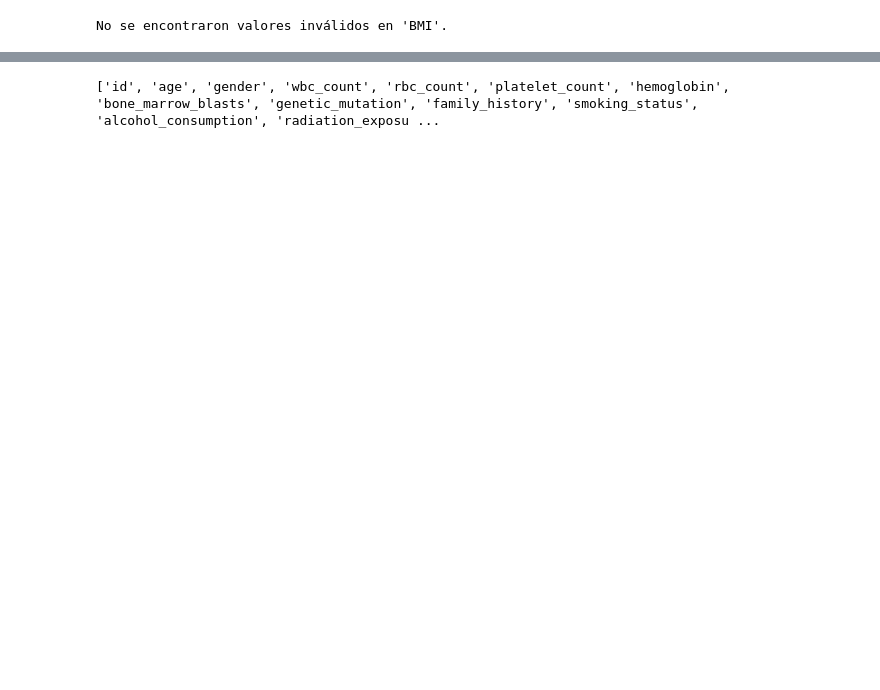
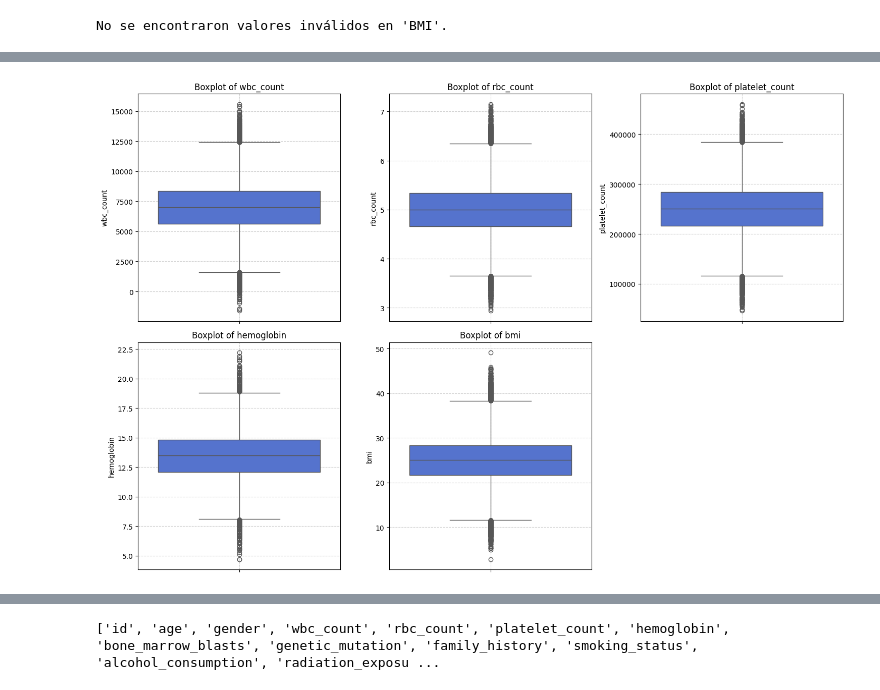
Before and after one commit to valentinabc19/Leukemia-Cancer-Risk-ETL, a Jupyter notebook: notebooks/002_EDA.ipynb, the cells around one changed output, grey strips where cells are left out. Cells and saved outputs as stored; diff of their text form; code cells hidden in the pictures; blank space fills up the shorter version.

```diff
--- a/notebooks/002_EDA.ipynb
+++ b/notebooks/002_EDA.ipynb
@@ -252,7 +255,7 @@ max      15586       7.15          460325        22.2  49.1
 # %%
 invalid_ids = df[df['bmi'] < 0]['id'].tolist()
 
-df = df[df['bmi'] >= 10]
+df = df[df['bmi'] >= 9]
 
 if invalid_ids:
     print(f"Se eliminaron los siguientes pacientes debido a valores biológicamente inválidos en 'BMI': {invalid_ids}")
@@ -435,9 +313,0 @@ En general, todas las variables presentan valores atípicos, lo que puede ser cr
-# %%
-plt.figure(figsize=(15, 5))
-for i, col in enumerate(["continent", "ethnicity", "socioeconomic_status"], 1):
-    plt.subplot(1, 3, i)
-    sns.countplot(x=df[col], hue=df[col], palette="viridis", legend=False)
-    plt.title(f"Distribucion de {col}")
-    plt.xticks(rotation=45)
-plt.tight_layout()
-plt.show()
@@ -507,0 +432,17 @@ Finalmente, se observan las columnas resultantes despues de todo el proceso de e
+# %%
+num_vars = len(numerical_vars)
+rows = (num_vars // 3) + (num_vars % 3 > 0)
+
+fig, axes = plt.subplots(rows, 3, figsize=(15, 5 * rows))
+axes = axes.flatten()
+for i, var in enumerate(numerical_vars):
+    sns.boxplot(y=df[var], ax=axes[i], color="royalblue")
+    axes[i].set_title(f"Boxplot of {var}")
+    axes[i].set_ylabel(var)
+    axes[i].grid(True, linestyle="--", alpha=0.6)
+for j in range(i + 1, len(axes)):
+    fig.delaxes(axes[j])
+plt.tight_layout()
+plt.show()
+# %% [output]
+[figure, added]
```
Also changed, not shown: parts of 94 cells of this notebook.
